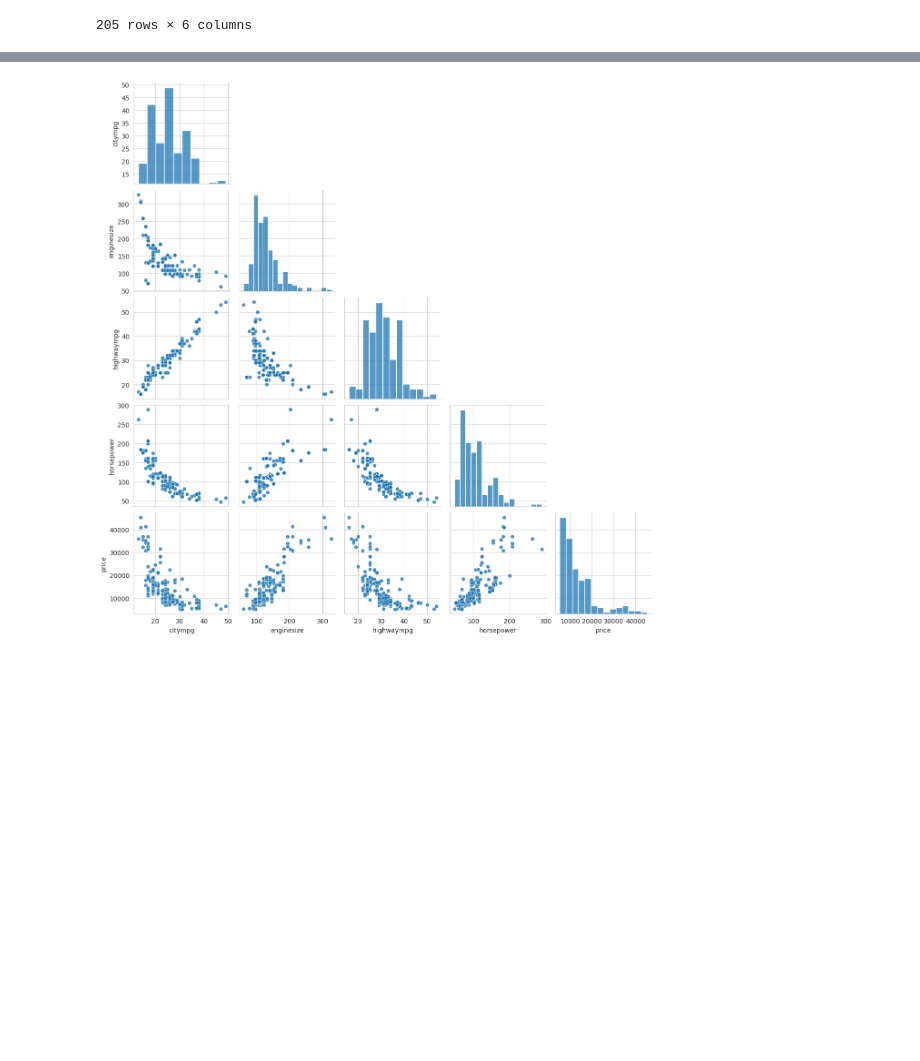
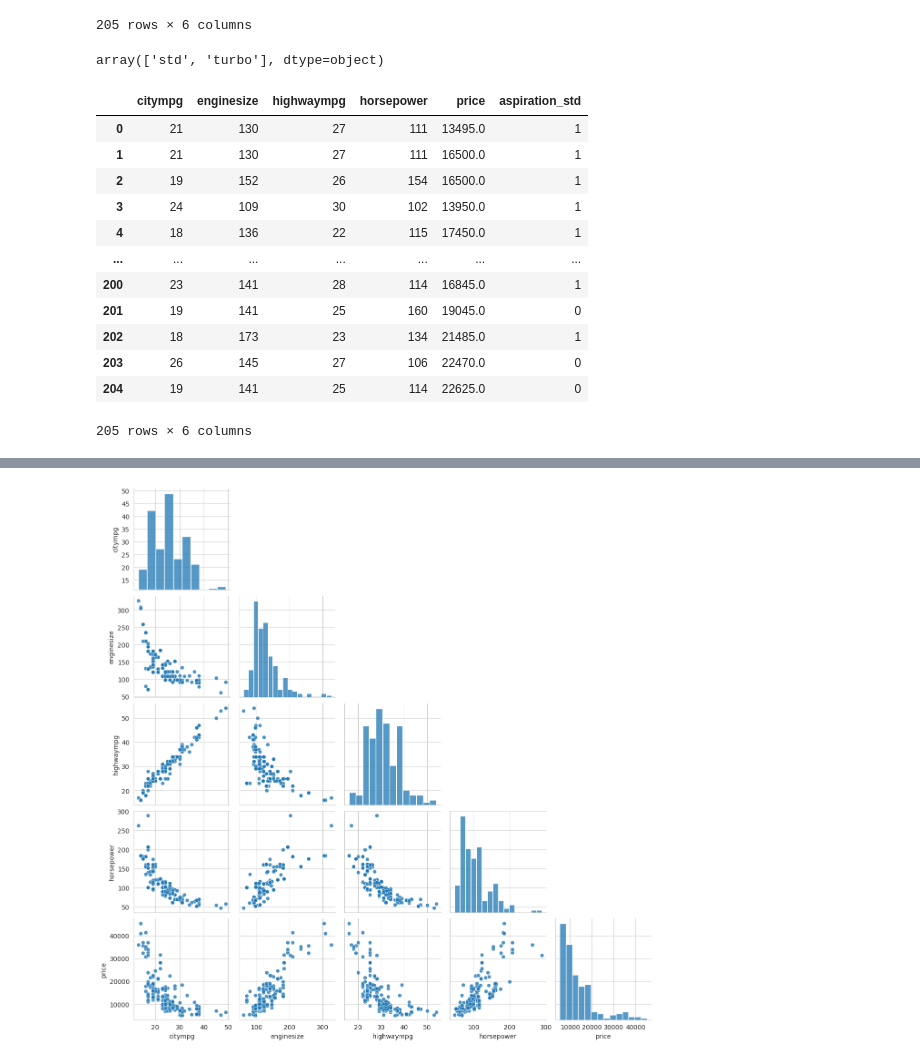
Before and after one commit to Tee-DataA/Hackathon1, a Jupyter notebook: jupyter_notebooks/Notebook_Template.ipynb, the cells around one changed output, grey strips where cells are left out. Drawn from its saved outputs; the diff is of its cells as text; code cells hidden in the pictures; blank space fills up the shorter version.

```diff
--- a/jupyter_notebooks/Notebook_Template.ipynb
+++ b/jupyter_notebooks/Notebook_Template.ipynb
@@ -233,3 +238,28 @@ df_pp
 | 203 | turbo | 26 | 145 | 27 | 106 | 22470.0 |
 | 204 | turbo | 19 | 141 | 25 | 114 | 22625.0 |
 205 rows × 6 columns
+# %%
+df['aspiration'].unique()
+# %% [output]
+array(['std', 'turbo'], dtype=object)
+# %%
+pipeline = Pipeline([
+      ('ohe', OneHotEncoder(variables=['aspiration'], drop_last=True) )
+])
+
+df_pp = pipeline.fit_transform(df_pp)
+df_pp
+# %% [output]
+|  | citympg | enginesize | highwaympg | horsepower | price | aspiration_std |
+| 0 | 21 | 130 | 27 | 111 | 13495.0 | 1 |
+| 1 | 21 | 130 | 27 | 111 | 16500.0 | 1 |
+| 2 | 19 | 152 | 26 | 154 | 16500.0 | 1 |
+| 3 | 24 | 109 | 30 | 102 | 13950.0 | 1 |
+| 4 | 18 | 136 | 22 | 115 | 17450.0 | 1 |
+| ... | ... | ... | ... | ... | ... | ... |
+| 200 | 23 | 141 | 28 | 114 | 16845.0 | 1 |
+| 201 | 19 | 141 | 25 | 160 | 19045.0 | 0 |
+| 202 | 18 | 173 | 23 | 134 | 21485.0 | 1 |
+| 203 | 26 | 145 | 27 | 106 | 22470.0 | 0 |
+| 204 | 19 | 141 | 25 | 114 | 22625.0 | 0 |
+205 rows × 6 columns
```
Also changed, not shown: parts of 12 cells of this notebook.
